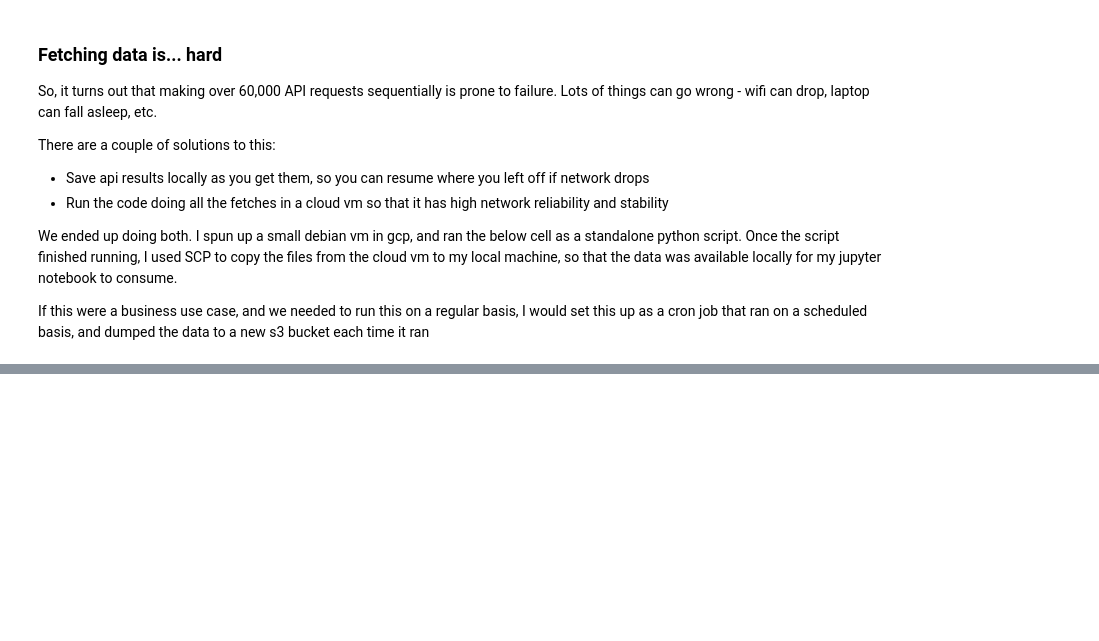
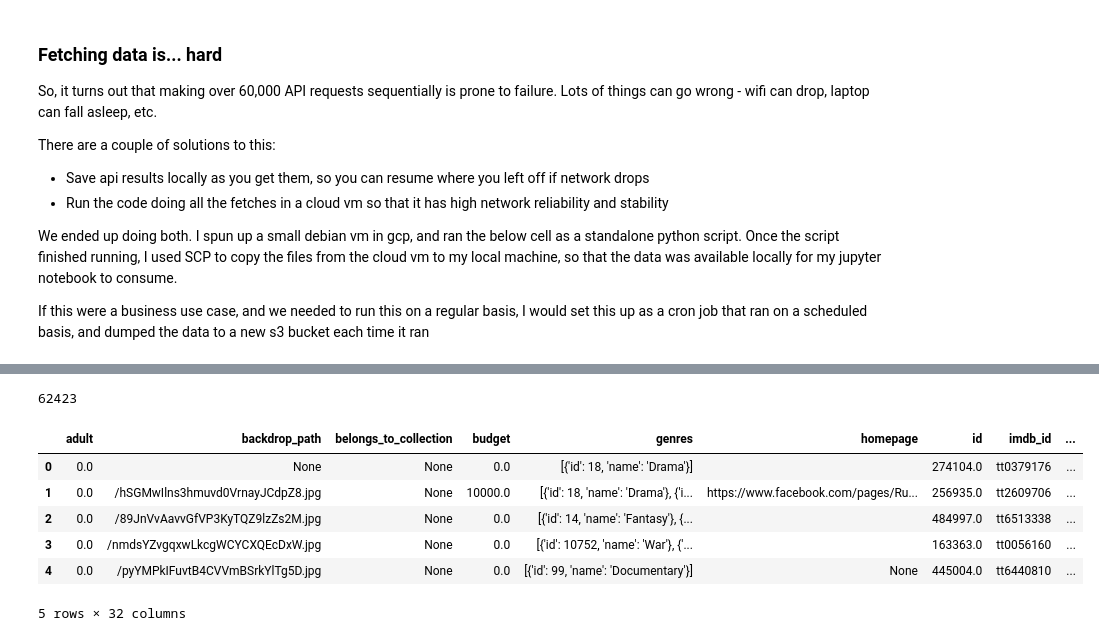
Before and after one commit to jlrosenberg/ds3000-final-project, a Jupyter notebook: team_23_data_analysis_plan.ipynb, the cells around one changed output, grey strips where cells are left out. Drawn from its saved outputs; the diff is of its cells as text; code cells hidden in the pictures; blank space fills up the shorter version.

```diff
--- a/team_23_data_analysis_plan.ipynb
+++ b/team_23_data_analysis_plan.ipynb
@@ -247,0 +270,39 @@ movies_df
+# %%
+
+
+import os
+
+directory = 'cache'
+
+files = []
+# iterate over files in
+# that directory
+for filename in os.listdir(directory):
+    f = os.path.join(directory, filename)
+    # checking if it is a file
+    if os.path.isfile(f):
+      files.append(f)
+
+dataframes = []
+
+# Read each file, add it to the array
+for file in files:
+  dataframes.append(pd.read_json(file))
+
+# merge all dataframes into one
+tmdb_movies_df = pd.concat(dataframes)
+len(tmdb_movies_df)
+# %% [output]
+62423
+# %%
+df_merged_with_gl_ids = pd.merge(tmdb_movies_df, links, how='inner', left_on = 'tmdb_id', right_on = 'tmdbId')
+
+df_merged_with_gl_ids.head()
+# %% [output]
+|  | adult | backdrop_path | belongs_to_collection | budget | genres | homepage | id | imdb_id | ... |
+| 0 | 0.0 | None | None | 0.0 | [{'id': 18, 'name': 'Drama'}] |  | 274104.0 | tt0379176 | ... |
+| 1 | 0.0 | /hSGMwIlns3hmuvd0VrnayJCdpZ8.jpg | None | 10000.0 | [{'id': 18, 'name': 'Drama'}, {'i... | https://www.facebook.com/pages/Ru... | 256935.0 | tt2609706 | ... |
+| 2 | 0.0 | /89JnVvAavvGfVP3KyTQZ9lzZs2M.jpg | None | 0.0 | [{'id': 14, 'name': 'Fantasy'}, {... |  | 484997.0 | tt6513338 | ... |
+| 3 | 0.0 | /nmdsYZvgqxwLkcgWCYCXQEcDxW.jpg | None | 0.0 | [{'id': 10752, 'name': 'War'}, {'... |  | 163363.0 | tt0056160 | ... |
+| 4 | 0.0 | /pyYMPkIFuvtB4CVVmBSrkYlTg5D.jpg | None | 0.0 | [{'id': 99, 'name': 'Documentary'}] | None | 445004.0 | tt6440810 | ... |
+5 rows × 32 columns
```
Also changed, not shown: parts of 12 cells of this notebook.
